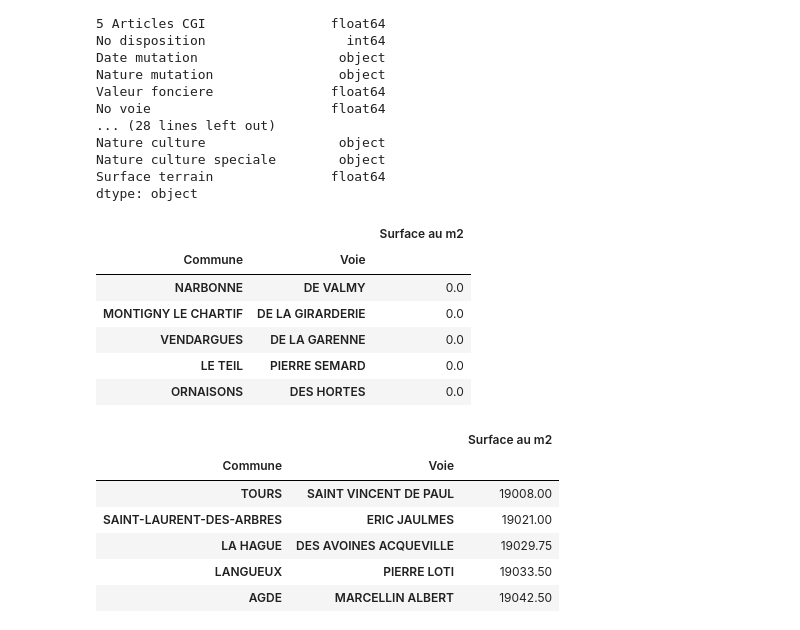
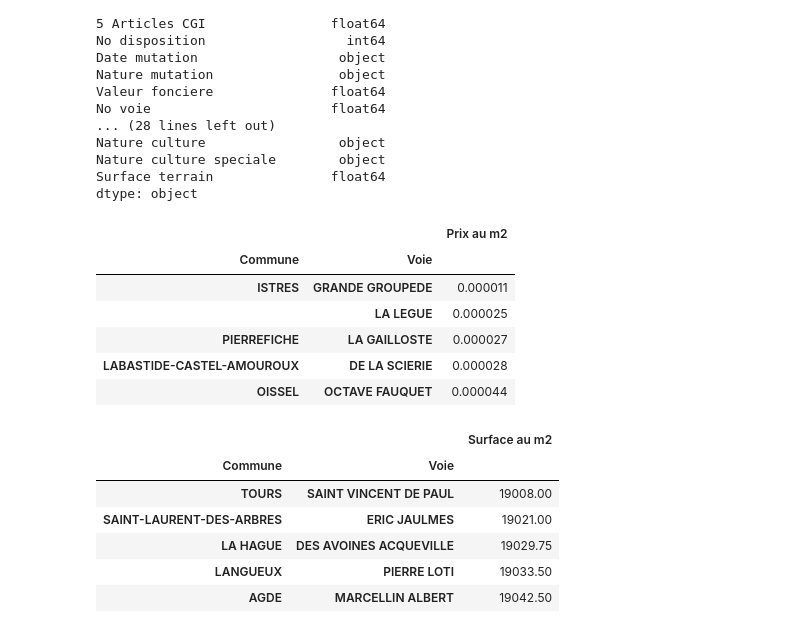
Before and after one commit to m-ligeret/price-signals-construction-activity, a Jupyter notebook: Exploration.ipynb, the cells around one changed output. Saved outputs shown, nothing was run; the diff lists cells and outputs as text; code cells hidden in the pictures.

```diff
--- a/Exploration.ipynb
+++ b/Exploration.ipynb
@@ -15,7 +15,7 @@ df.head()
 # %%
 print(df.columns)
 colonne_pertinentes = ["Valeur fonciere", "Date mutation",'No voie', 'B/T/Q', 'Type de voie', 'Code voie', 'Voie', 'Code postal',
-       'Commune','Surface reelle bati', 'Nombre pieces principales','Type local', "Identifiant local", "Surface au m2"]
+       'Commune','Surface reelle bati', 'Nombre pieces principales','Type local', "Identifiant local", "Prix au m2"]
 # %% [output]
 Index(['Identifiant de document', 'Reference document', '1 Articles CGI',
        '2 Articles CGI', '3 Articles CGI', '4 Articles CGI', '5 Articles CGI',
@@ -55,20 +55,22 @@ Nature culture speciale        object
 Surface terrain               float64
 dtype: object
 # %%
-df["Prix au m2"] = df["Valeur fonciere"]/df["Surface reelle bati"]
+df["Prix au m2"] = df["Valeur fonciere"]//df["Surface reelle bati"]
 df.loc[:,colonne_pertinentes].tail(60)
-df_clean = df.dropna(subset=["Surface au m2"])
-m2_par_rue = df_clean.groupby(["Commune","Voie"])["Surface au m2"].mean().to_frame()
-m2_par_rue = m2_par_rue["Surface au m2"].sort_values(ascending=True).to_frame()
+df_clean = df.dropna(subset=["Prix au m2"])
+
+
+m2_par_rue = df_clean.groupby(["Commune","Voie"])["Prix au m2"].mean().to_frame()
+m2_par_rue = m2_par_rue["Prix au m2"].sort_values(ascending=True).to_frame()
 m2_par_rue.head()
 # %% [output]
-|  |  | Surface au m2 |
+|  |  | Prix au m2 |
 | Commune | Voie |  |
-| NARBONNE | DE VALMY | 0.0 |
-| MONTIGNY LE CHARTIF | DE LA GIRARDERIE | 0.0 |
-| VENDARGUES | DE LA GARENNE | 0.0 |
-| LE TEIL | PIERRE SEMARD | 0.0 |
-| ORNAISONS | DES HORTES | 0.0 |
+| ISTRES | GRANDE GROUPEDE | 0.000011 |
+|  | LA LEGUE | 0.000025 |
+| PIERREFICHE | LA GAILLOSTE | 0.000027 |
+| LABASTIDE-CASTEL-AMOUROUX | DE LA SCIERIE | 0.000028 |
+| OISSEL | OCTAVE FAUQUET | 0.000044 |
 # %%
 m2_par_rue.loc[(m2_par_rue["Surface au m2"]< 1000000) & (m2_par_rue["Surface au m2"]> 19000)]
 # %% [output]
```
Also changed, not shown: parts of 4 cells of this notebook.
